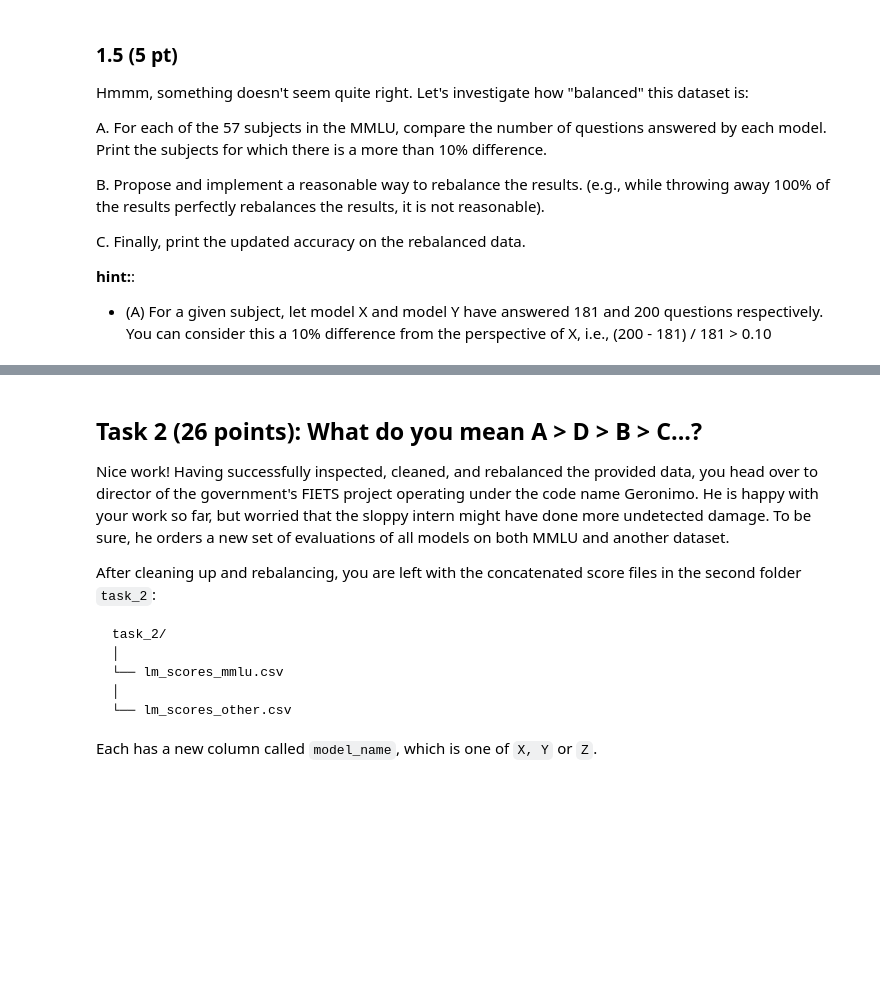
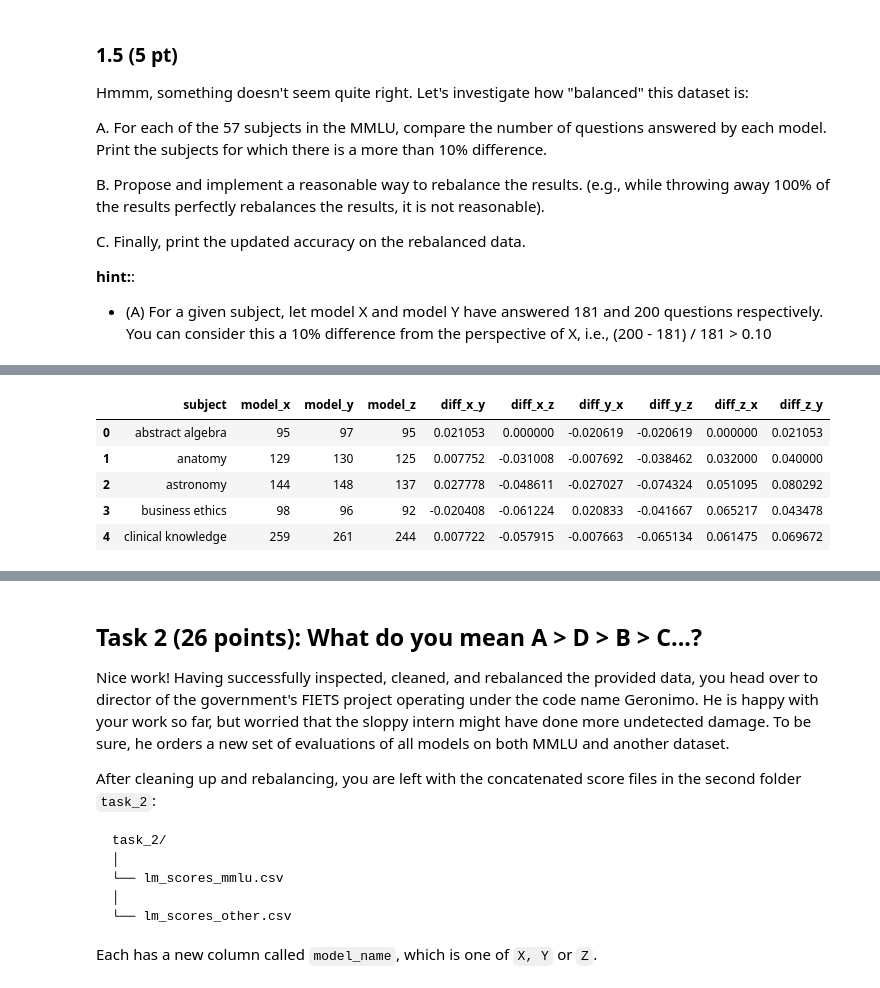
Before and after one commit to Jvviragine/data_analysis_um_course, a Jupyter notebook: data_clinics/clinic1/Niki_Data_Clinic_1 copy.ipynb, the cells around one changed output, grey strips where cells are left out. Cells and saved outputs as stored; diff of their text form; code cells hidden in the pictures; blank space fills up the shorter version.

```diff
--- a/data_clinics/clinic1/Niki_Data_Clinic_1 copy.ipynb
+++ b/data_clinics/clinic1/Niki_Data_Clinic_1 copy.ipynb
@@ -222,0 +490,9 @@ C. Finally, print the updated accuracy on the rebalanced data.
+# %%
+display(subject_counts.head())
+# %% [output]
+|  | subject | model_x | model_y | model_z | diff_x_y | diff_x_z | diff_y_x | diff_y_z | diff_z_x | diff_z_y |
+| 0 | abstract algebra | 95 | 97 | 95 | 0.021053 | 0.000000 | -0.020619 | -0.020619 | 0.000000 | 0.021053 |
+| 1 | anatomy | 129 | 130 | 125 | 0.007752 | -0.031008 | -0.007692 | -0.038462 | 0.032000 | 0.040000 |
+| 2 | astronomy | 144 | 148 | 137 | 0.027778 | -0.048611 | -0.027027 | -0.074324 | 0.051095 | 0.080292 |
+| 3 | business ethics | 98 | 96 | 92 | -0.020408 | -0.061224 | 0.020833 | -0.041667 | 0.065217 | 0.043478 |
+| 4 | clinical knowledge | 259 | 261 | 244 | 0.007722 | -0.057915 | -0.007663 | -0.065134 | 0.061475 | 0.069672 |
```
Also changed, not shown: parts of 27 cells of this notebook.
